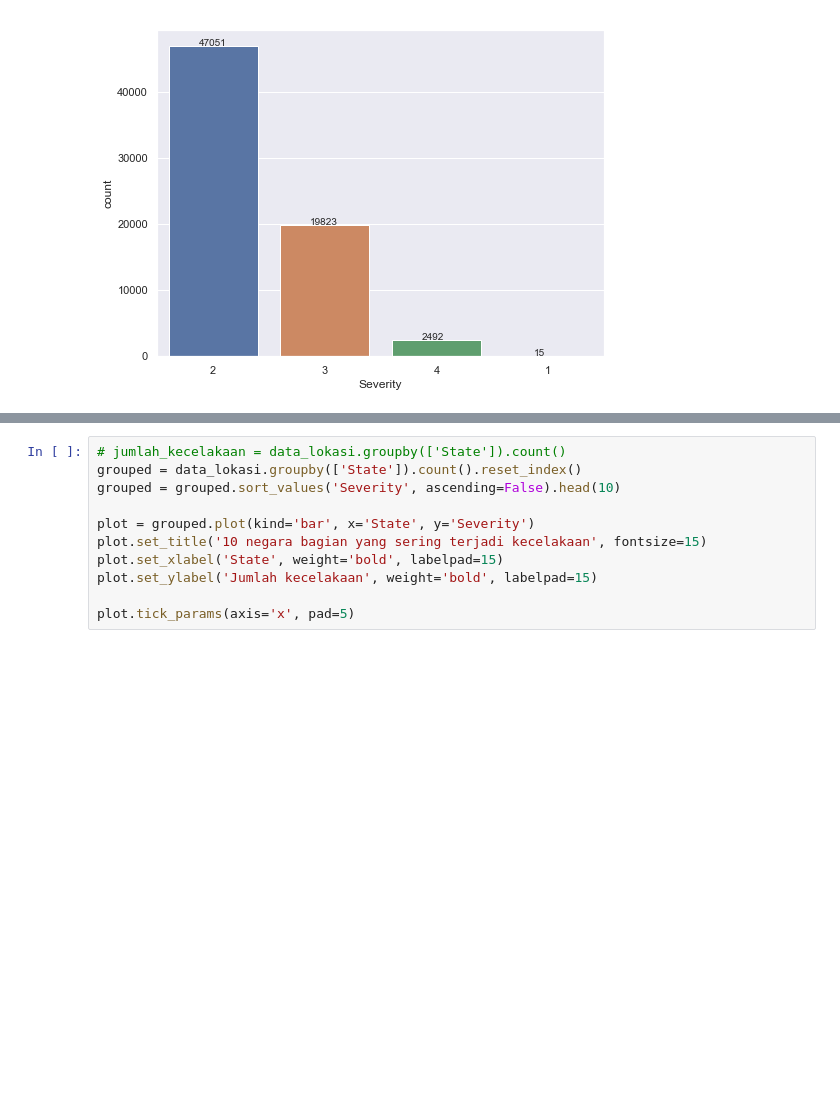
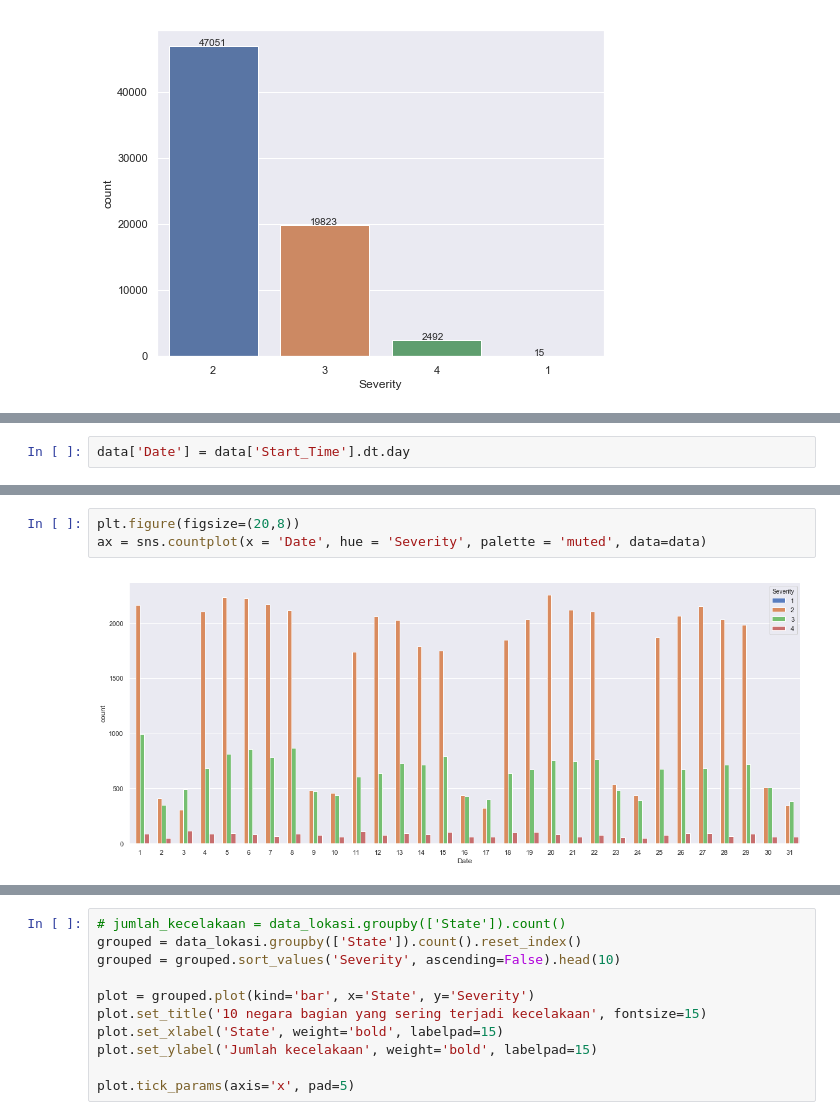
Before and after one commit to maftuhm/UAS-kapita-selekta-komputasi, a Jupyter notebook: UAS KAPITA SELEKTA KOMPUTASI.ipynb, the cells around one changed output, grey strips where cells are left out. Cells and saved outputs as stored; diff of their text form; blank space fills up the shorter version.

```diff
--- a/UAS KAPITA SELEKTA KOMPUTASI.ipynb
+++ b/UAS KAPITA SELEKTA KOMPUTASI.ipynb
@@ -442,0 +469,2 @@ for p, label in zip(ax.patches, data[col].value_counts().values):
+# %%
+data['Date'] = data['Start_Time'].dt.day
@@ -442,0 +480,5 @@ for p, label in zip(ax.patches, data[col].value_counts().values):
+# %%
+plt.figure(figsize=(20,8))
+ax = sns.countplot(x = 'Date', hue = 'Severity', palette = 'muted', data=data)
+# %% [output]
+[figure, added]
```
Also changed, not shown: parts of 9 cells of this notebook.
